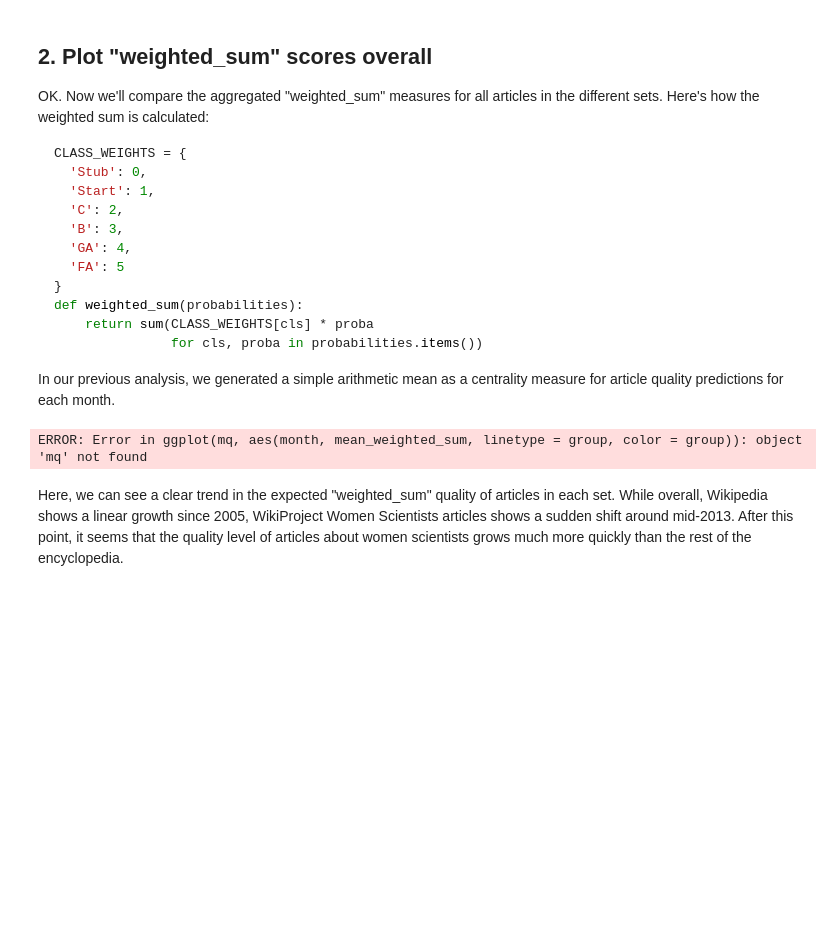
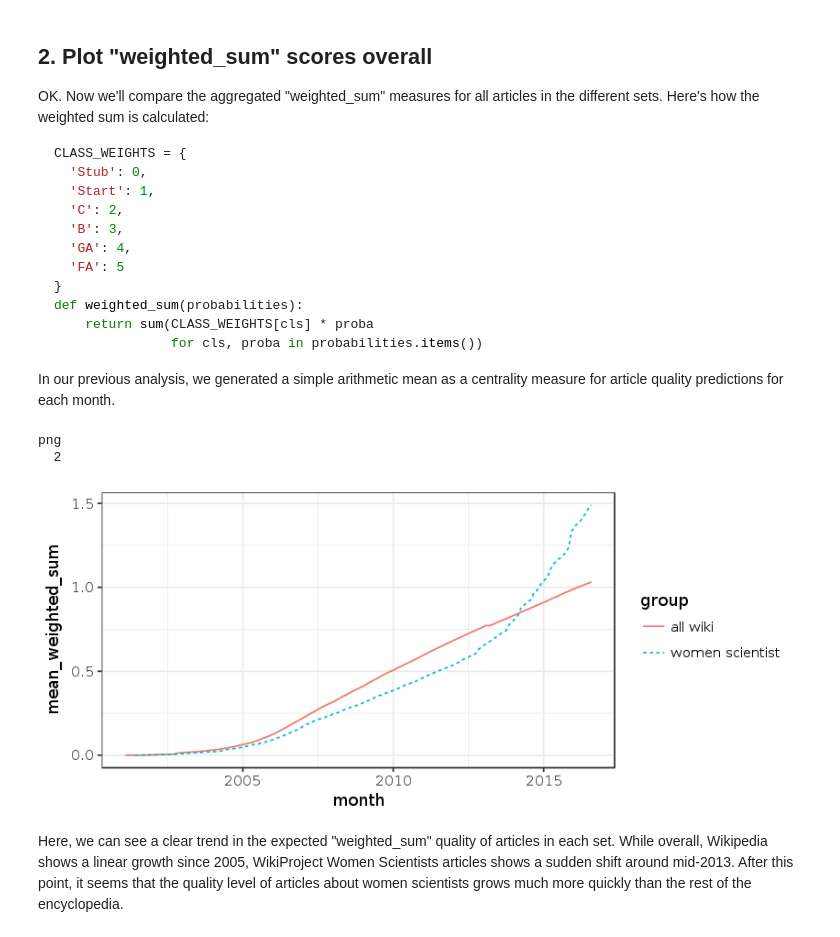
Before and after one commit to OCDX/article-quality, a Jupyter notebook: src/generate_plots_of_monthly_quality.ipynb, the cells around one changed output. Saved outputs shown, nothing was run; the diff lists cells and outputs as text; code cells hidden in the pictures; blank space fills up the shorter version.

Commit message:
Adds setting.cfg, processed data and figures.

```diff
--- a/src/generate_plots_of_monthly_quality.ipynb
+++ b/src/generate_plots_of_monthly_quality.ipynb
@@ -25,12 +18,14 @@ Installing package into ‘/usr/local/lib/R/site-library’
 # %%
-allwiki.mq = data.table(read.table("enwiki.full_wiki_aggregation.tsv", sep="\t", quote="", header=T))
-ws.mq = data.table(read.table("enwiki.wikiproject_women_scientists_aggregation.tsv", sep="\t", quote="", header=T))
+allwiki.mq = data.table(read.table("../data/processed/enwiki.full_wiki_aggregation.tsv", sep="\t", quote="", header=T))
+ws.mq = data.table(read.table("../data/processed/enwiki.wikiproject_women_scientists_aggregation.tsv", sep="\t", quote="", header=T))
 
-print(allwiki.mq[1:10])
 allwiki.mq$group = "all wiki"
+allwiki.mq$possible_n = max(allwiki.mq$n)
 ws.mq$group = "women scientist"
+ws.mq$possible_n = max(ws.mq$n)
 
 mq = rbind(allwiki.mq, ws.mq)
-mq$month = as.Date(mq$month, format="b'%Y%m%d'")
+mq$month = as.Date(substr(mq$month, 3, 18), format="%Y%m%d")
+mq$mean_weighted_sum = (mq$weighted_sum + 1) / mq$possible_n
 mq[1:3]
 # %% [output]
@@ -74,16 +55,18 @@ In our previous analysis, we generated a simple arithmetic mean as a centrality
 # %%
 options(repr.plot.height=3)
 plot = ggplot(
     mq, aes(month, mean_weighted_sum, linetype=group, color=group)
 ) +
 theme_bw() +
 geom_line()
 print(plot)
-svg("enwiki_mean_weighted_sum.all_and_ws.svg", height=5, width=7)
+svg("../reports/figures/enwiki_mean_weighted_sum.all_and_ws.svg", height=5, width=7)
 print(plot)
 dev.off()
 # %% [output]
-ERROR: Error in ggplot(mq, aes(month, mean_weighted_sum, linetype = group, color = group)): object 'mq' not found
+png
+  2
+[figure, added]
 # %% [markdown]
 Here, we can see a clear trend in the expected "weighted_sum" quality of articles in each set.  While overall, Wikipedia shows a linear growth since 2005, WikiProject Women Scientists articles shows a sudden shift around mid-2013.  After this point, it seems that the quality level of articles about women scientists grows much more quickly than the rest of the encyclopedia.
 # %% [markdown]
```
Also changed, not shown: parts of 4 cells of this notebook, 10 other files.
